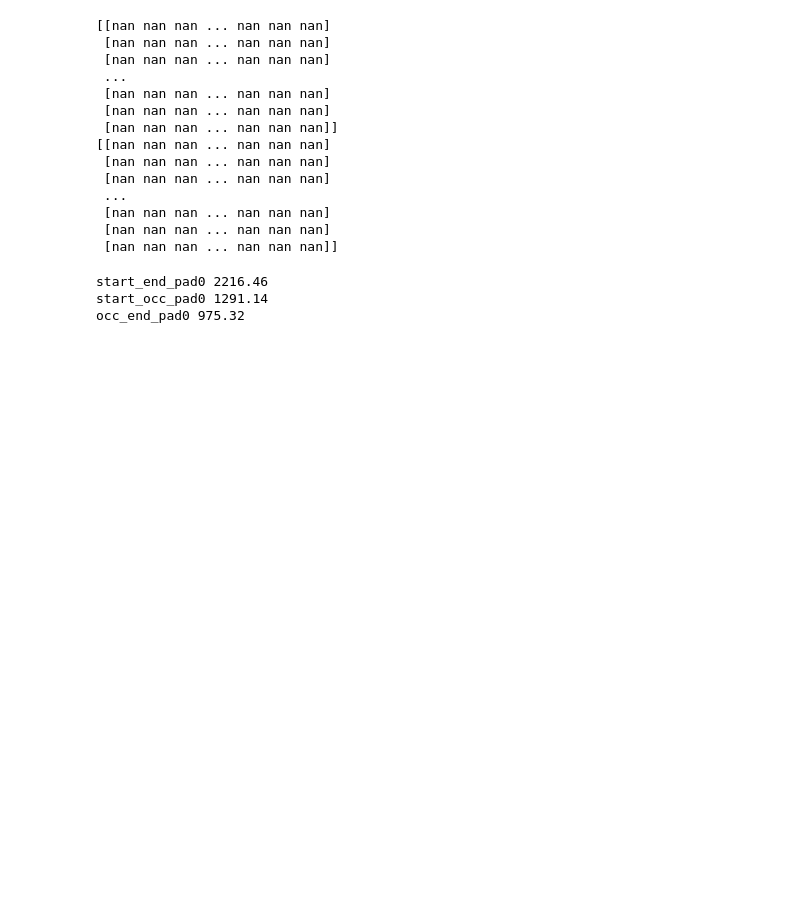
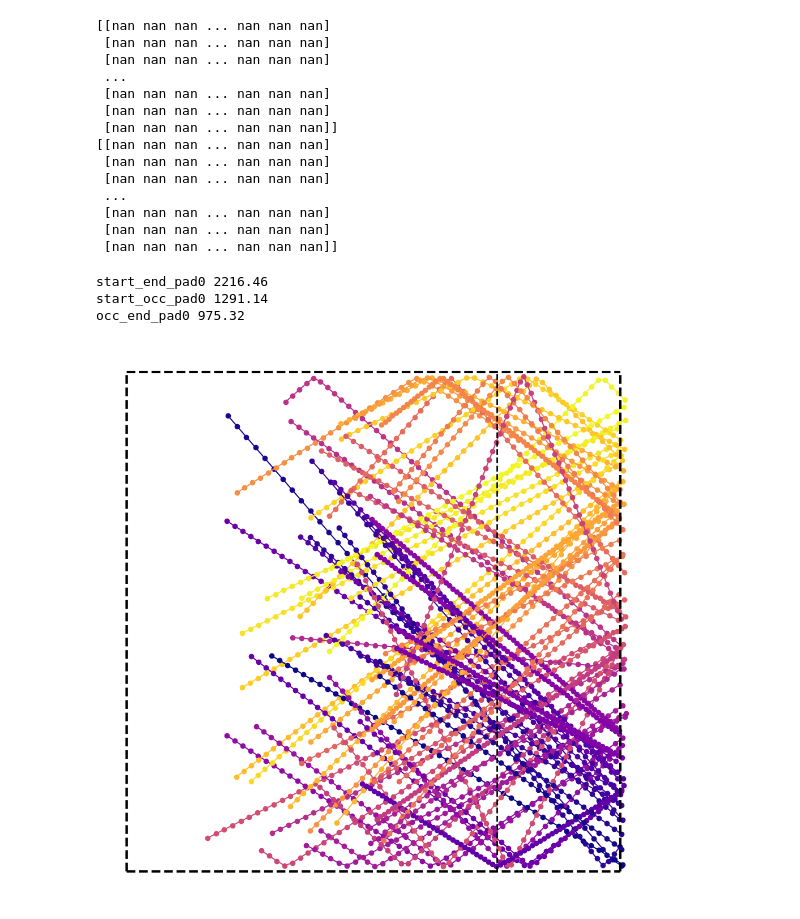
Before and after one commit to Jamyaha/DMFC-decoder-simulation, a Jupyter notebook: code/figure2b.ipynb, the cells around one changed output. Cells and saved outputs as stored; diff of their text form; code cells hidden in the pictures; blank space fills up the shorter version.

```diff
--- a/code/figure2b.ipynb
+++ b/code/figure2b.ipynb
@@ -128,3 +185,27 @@ for mask in ['start_end_pad0', 'start_occ_pad0', 'occ_end_pad0']:
 start_end_pad0 2216.46
 start_occ_pad0 1291.14
 occ_end_pad0 975.32
+# %%
+xfn, yfn = 'ball_pos_x_TRUE', 'ball_pos_y_TRUE'
+condition = 'occ'
+mask_fn = 'start_end_pad0'
+
+x, y = data_aug['behavioral_responses'][condition][xfn], data_aug['behavioral_responses'][condition][yfn]
+m = data_aug['masks'][condition][mask_fn]
+
+xm = phys_utils.apply_mask(x,m)
+ym = phys_utils.apply_mask(y,m)
+
+f,axes = plt.subplots(1,1,figsize=(10,10))
+for xi in range(xm.shape[0]):
+    axes.plot(xm[xi,:], ym[xi,:], '-o', color=all_cols['yf'][xi])
+axes.plot([-10, 10], [10,10], 'k--', lw=3)
+axes.plot([-10, 10], [-10,-10], 'k--', lw=3)
+axes.plot([-10, -10], [-10,10], 'k--', lw=3)
+axes.plot([10, 10], [-10,10], 'k--', lw=3)
+axes.plot([5, 5], [-10,10], 'k--', lw=2)
+plt.axis('off')
+plt.tight_layout()
+# f.savefig('%s/summary_of_conditions_framed.pdf' % figoutpath)
+# %% [output]
+[figure, added]
```
Also changed, not shown: parts of 9 cells of this notebook, 3 other files.
